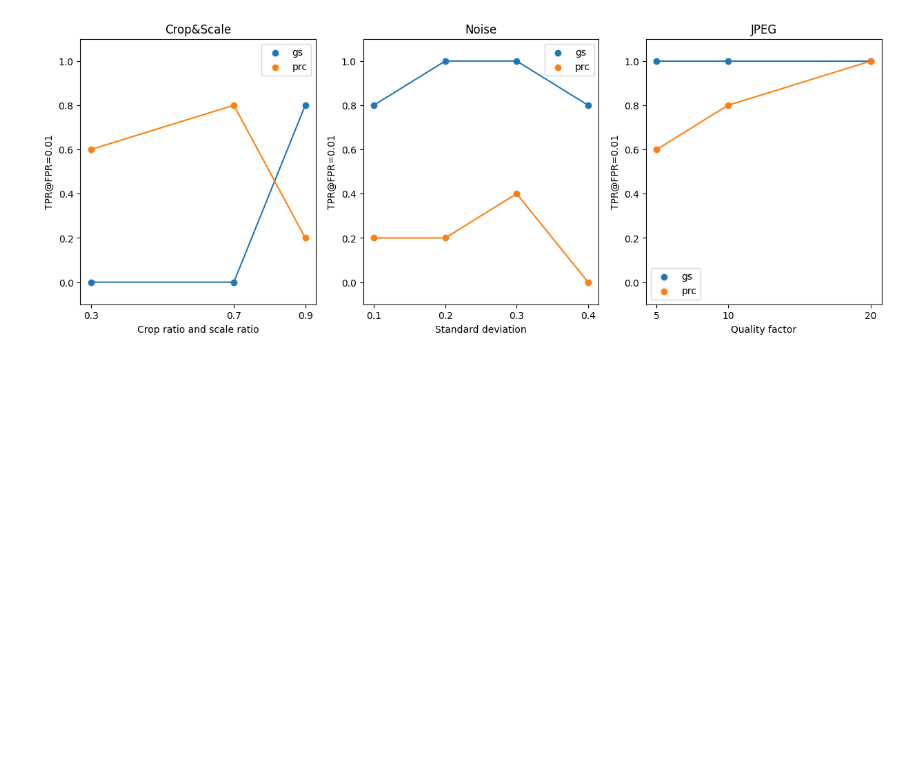
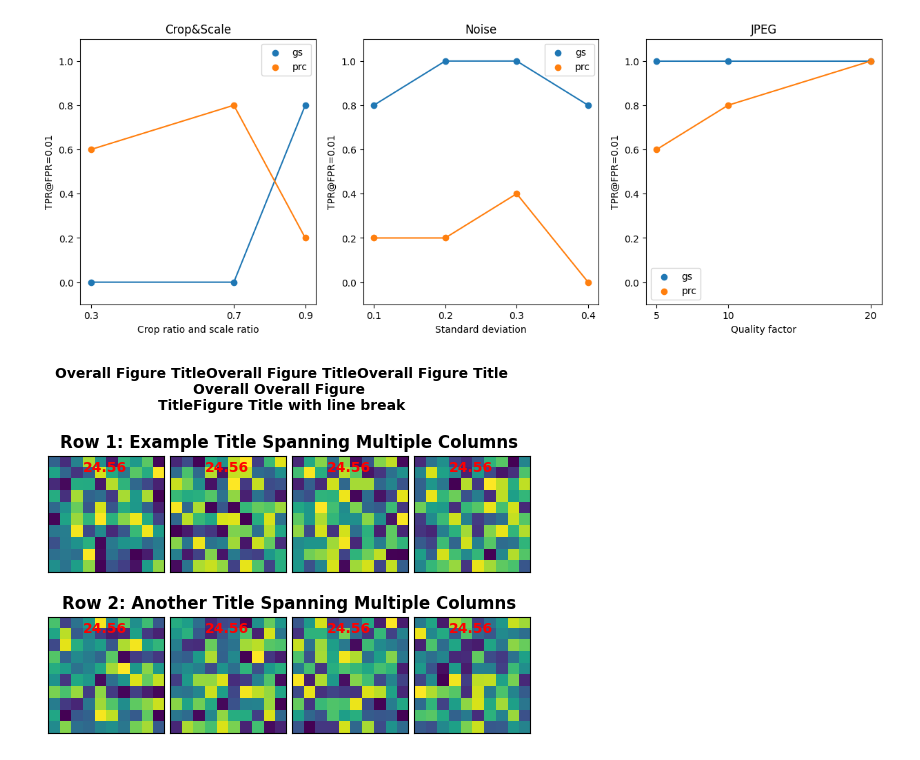
Before and after one commit to magicmagnus/ma-thesis, a Jupyter notebook: plot_results.ipynb, the cells around one changed output. Saved outputs shown, nothing was run; the diff lists cells and outputs as text; code cells hidden in the pictures; blank space fills up the shorter version.

```diff
--- a/plot_results.ipynb
+++ b/plot_results.ipynb
@@ -140,0 +144,65 @@ plt.show()
+# %%
+import matplotlib.pyplot as plt
+import matplotlib.gridspec as gridspec
+import numpy as np
+
+# Number of actual data rows and columns
+nrows = 2
+ncols = 4
+
+# Define height ratio (title rows = 20% of data rows)
+title_height_ratio = 0.3
+data_height_ratio = 1.0
+
+# Create a list where title rows are 0.2 and data rows are 1.0
+height_ratios = [title_height_ratio if i % 2 == 0 else data_height_ratio for i in range(2 * nrows)]
+
+# Define fixed spacings
+wspace = 0.05  # Minimal space between columns
+hspace = 0.05  # Minimal space between subplots
+
+# Calculate figure size dynamically
+subplot_width = 1.5  # Width of a single subplot
+subplot_height = 1.5  # Height of a single subplot
+fig_width = subplot_width * ncols + (ncols - 1) * wspace * subplot_width
+fig_height = subplot_height * sum(height_ratios) + (2 * nrows - 1) * hspace * subplot_height
+
+# Create figure with fixed size
+fig = plt.figure(figsize=(fig_width, fig_height))
+
+# Define a GridSpec layout with height ratios
+gs = gridspec.GridSpec(2 * nrows, ncols, figure=fig, wspace=wspace, hspace=hspace, height_ratios=height_ratios)
+
+# Example row titles
+row_titles = ["Row 1: Example Title Spanning Multiple Columns",
+              "Row 2: Another Title Spanning Multiple Columns"]
+
+# Add row titles (occupying the title rows)
+for row in range(nrows):
+    ax = fig.add_subplot(gs[row * 2, :])  # Full-width subplot for title row
+    ax.set_xticks([])
+    ax.set_yticks([])
+    ax.spines[:].set_visible(False)  # Hide axis lines
+    #ax.set_frame_on(False)
+
+    # Set title text
+    ax.text(0.5, 0.25, row_titles[row], fontsize=12, fontweight="bold",
+            ha="center", va="center")
+
+# Add subplots
+for row in range(nrows):
+    for col in range(ncols):
+        ax = fig.add_subplot(gs[row * 2 + 1, col])
+        ax.imshow(np.random.rand(10, 10), cmap="viridis")  # Example data
+        ax.set_xticks([])
+        ax.set_yticks([])
+        ax.text(2.5, 0.5, f"24.56", fontsize=10,
+             ha="left", va="center", color="red", fontweight="bold")
+
+# Add overall figure title
+fig.suptitle("Overall Figure TitleOverall Figure TitleOverall Figure Title\nOverall Overall Figure \nTitleFigure Title with line break",
+             fontsize=10, fontweight="bold", y=1.00)
+
+plt.show()
+# %% [output]
+[figure, added]
```
Also changed, not shown: parts of 1 cell of this notebook, 16 other files.
